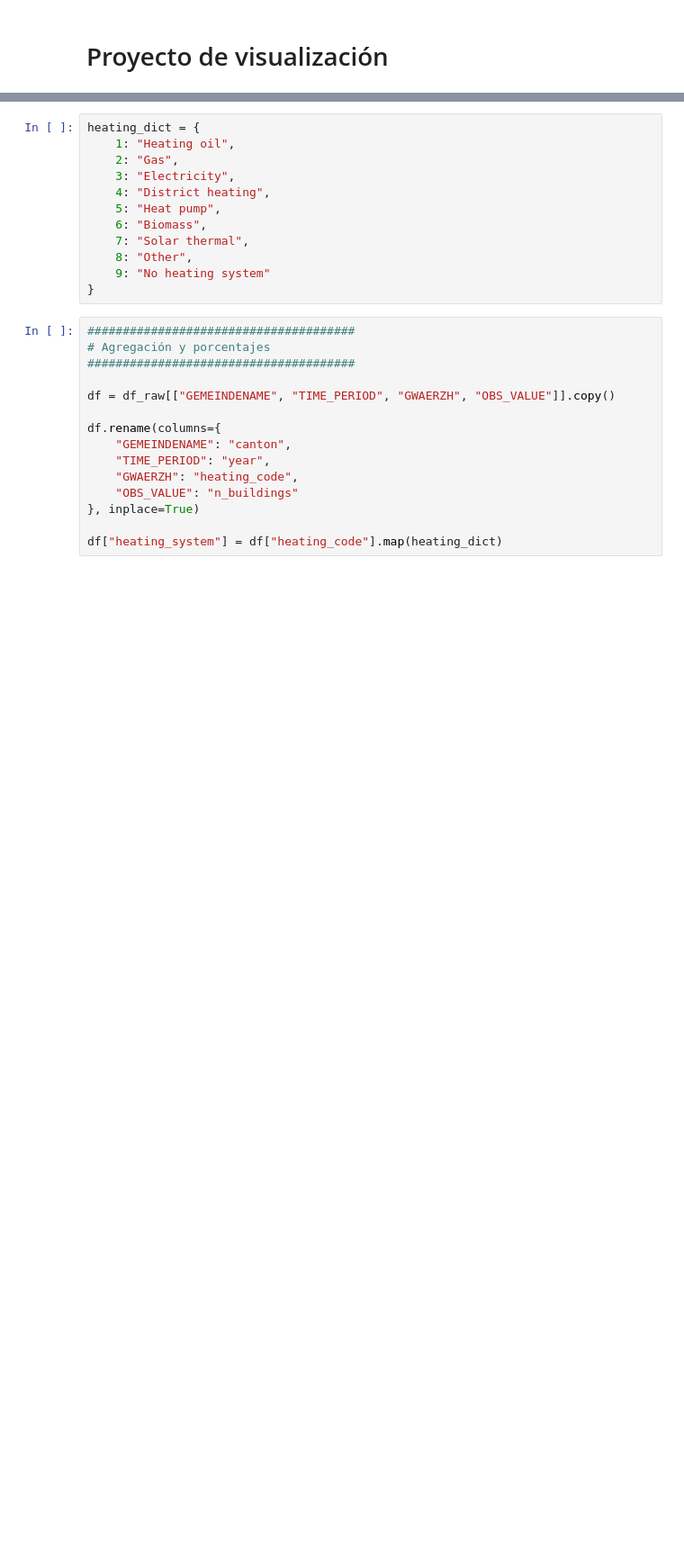
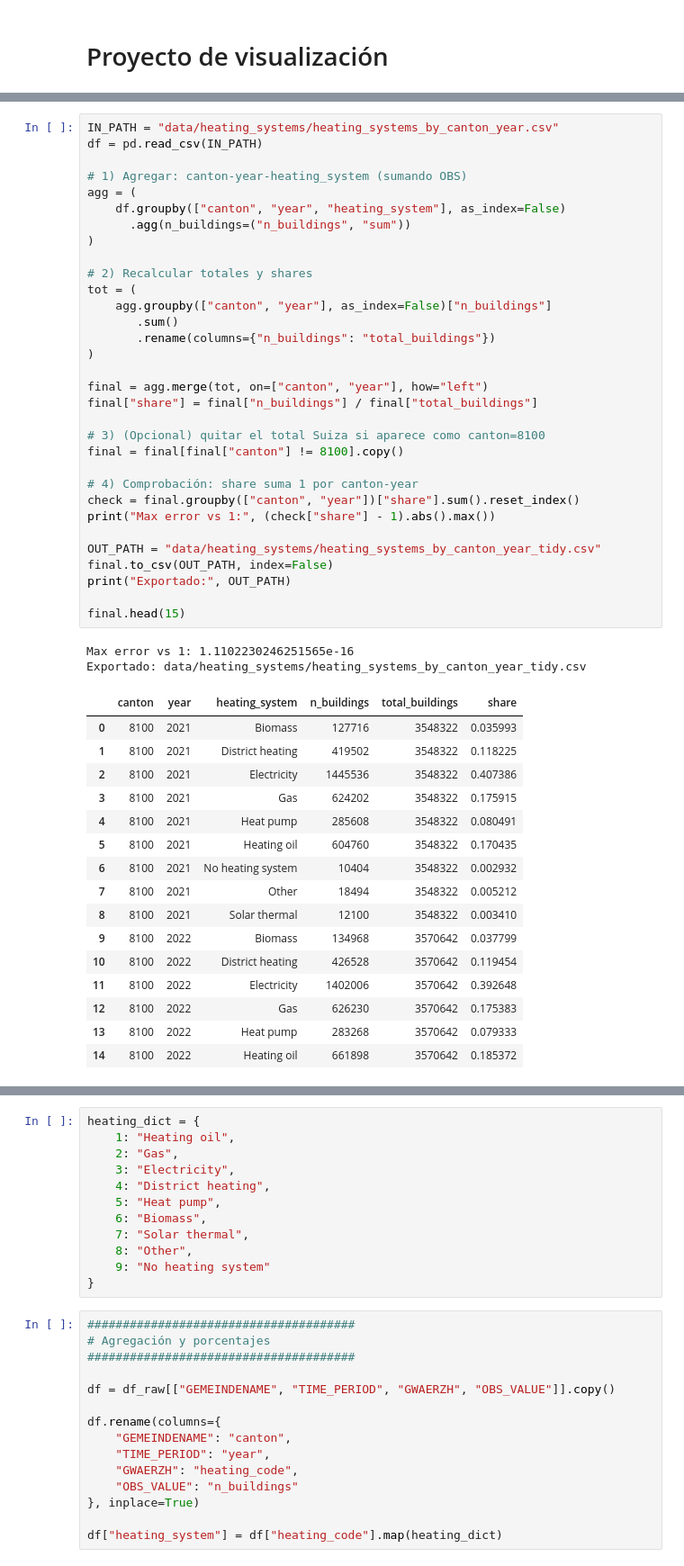
Before and after one commit to franchi2412/visualizaciones-practica, a Jupyter notebook: practica.ipynb, the cells around one changed output, grey strips where cells are left out. Shown at 90% size. Saved outputs shown, nothing was run; the diff lists cells and outputs as text; blank space fills up the shorter version.

```diff
--- a/practica.ipynb
+++ b/practica.ipynb
@@ -34,3 +136,54 @@ df_raw.head()
 | 3 | DATAFLOW | CH1.GWS:DF_GWS_REG3(1.0.0) | NaN | I | A | NaN | 8020 | NaN | 1040 | ... |
 | 4 | DATAFLOW | CH1.GWS:DF_GWS_REG3(1.0.0) | NaN | I | A | NaN | 8022 | NaN | 1040 | ... |
 5 rows × 30 columns
+# %%
+IN_PATH = "data/heating_systems/heating_systems_by_canton_year.csv"
+df = pd.read_csv(IN_PATH)
+
+# 1) Agregar: canton-year-heating_system (sumando OBS)
+agg = (
+    df.groupby(["canton", "year", "heating_system"], as_index=False)
+      .agg(n_buildings=("n_buildings", "sum"))
+)
+
+# 2) Recalcular totales y shares
+tot = (
+    agg.groupby(["canton", "year"], as_index=False)["n_buildings"]
+       .sum()
+       .rename(columns={"n_buildings": "total_buildings"})
+)
+
+final = agg.merge(tot, on=["canton", "year"], how="left")
+final["share"] = final["n_buildings"] / final["total_buildings"]
+
+# 3) (Opcional) quitar el total Suiza si aparece como canton=8100
+final = final[final["canton"] != 8100].copy()
+
+# 4) Comprobación: share suma 1 por canton-year
+check = final.groupby(["canton", "year"])["share"].sum().reset_index()
+print("Max error vs 1:", (check["share"] - 1).abs().max())
+
+OUT_PATH = "data/heating_systems/heating_systems_by_canton_year_tidy.csv"
+final.to_csv(OUT_PATH, index=False)
+print("Exportado:", OUT_PATH)
+
+final.head(15)
+# %% [output]
+Max error vs 1: 1.1102230246251565e-16
+Exportado: data/heating_systems/heating_systems_by_canton_year_tidy.csv
+|  | canton | year | heating_system | n_buildings | total_buildings | share |
+| 0 | 8100 | 2021 | Biomass | 127716 | 3548322 | 0.035993 |
+| 1 | 8100 | 2021 | District heating | 419502 | 3548322 | 0.118225 |
+| 2 | 8100 | 2021 | Electricity | 1445536 | 3548322 | 0.407386 |
+| 3 | 8100 | 2021 | Gas | 624202 | 3548322 | 0.175915 |
+| 4 | 8100 | 2021 | Heat pump | 285608 | 3548322 | 0.080491 |
+| 5 | 8100 | 2021 | Heating oil | 604760 | 3548322 | 0.170435 |
+| 6 | 8100 | 2021 | No heating system | 10404 | 3548322 | 0.002932 |
+| 7 | 8100 | 2021 | Other | 18494 | 3548322 | 0.005212 |
+| 8 | 8100 | 2021 | Solar thermal | 12100 | 3548322 | 0.003410 |
+| 9 | 8100 | 2022 | Biomass | 134968 | 3570642 | 0.037799 |
+| 10 | 8100 | 2022 | District heating | 426528 | 3570642 | 0.119454 |
+| 11 | 8100 | 2022 | Electricity | 1402006 | 3570642 | 0.392648 |
+| 12 | 8100 | 2022 | Gas | 626230 | 3570642 | 0.175383 |
+| 13 | 8100 | 2022 | Heat pump | 283268 | 3570642 | 0.079333 |
+| 14 | 8100 | 2022 | Heating oil | 661898 | 3570642 | 0.185372 |
```
Also changed, not shown: parts of 41 cells of this notebook, 21 other files.
